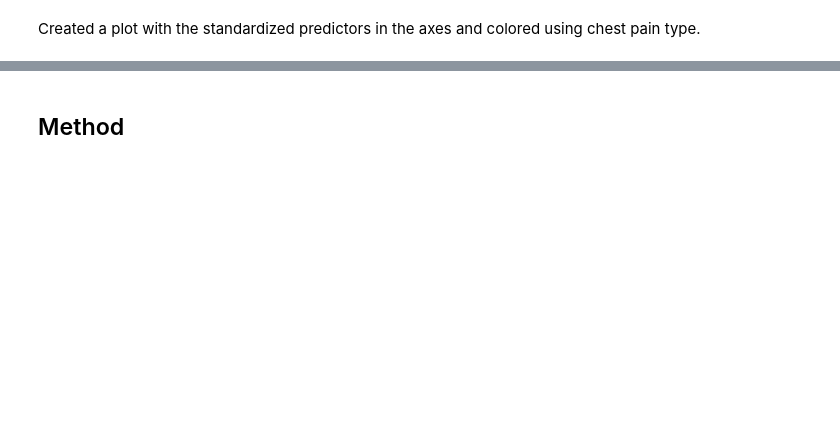
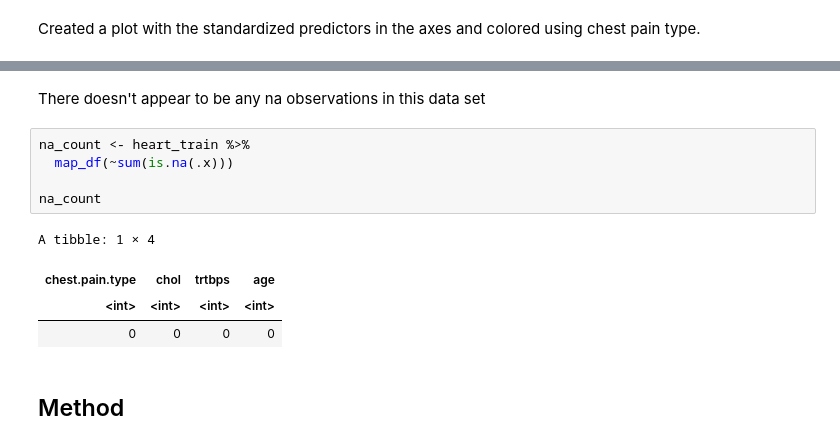
Before and after one commit to AlexLuo602/group26v2, a Jupyter notebook: Proposal.ipynb, the cells around one changed output, grey strips where cells are left out. Cells and saved outputs as stored; diff of their text form; blank space fills up the shorter version.

```diff
--- a/Proposal.ipynb
+++ b/Proposal.ipynb
@@ -138,2 +165,14 @@ A tibble: 4 × 2
+# %% [markdown]
+There doesn't appear to be any na observations in this data set
+# %%
+na_count <- heart_train %>%
+  map_df(~sum(is.na(.x)))
+
+na_count
+# %% [output]
+A tibble: 1 × 4
+| chest.pain.type | chol | trtbps | age |
+| <int> | <int> | <int> | <int> |
+| 0 | 0 | 0 | 0 |
 # %% [markdown]
 ## Method
```
Also changed, not shown: parts of 11 cells of this notebook.
